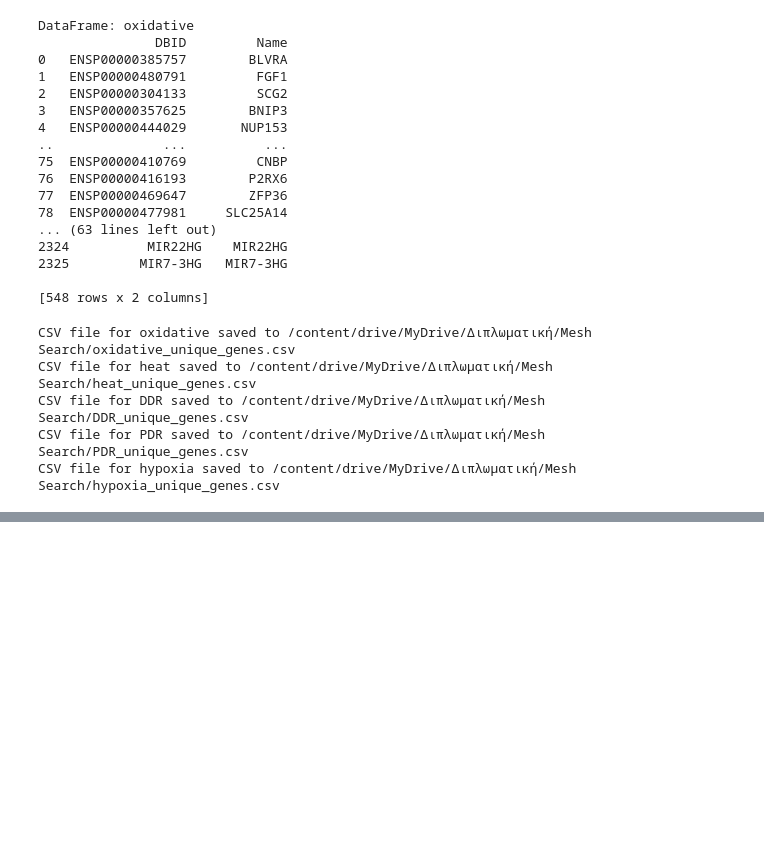
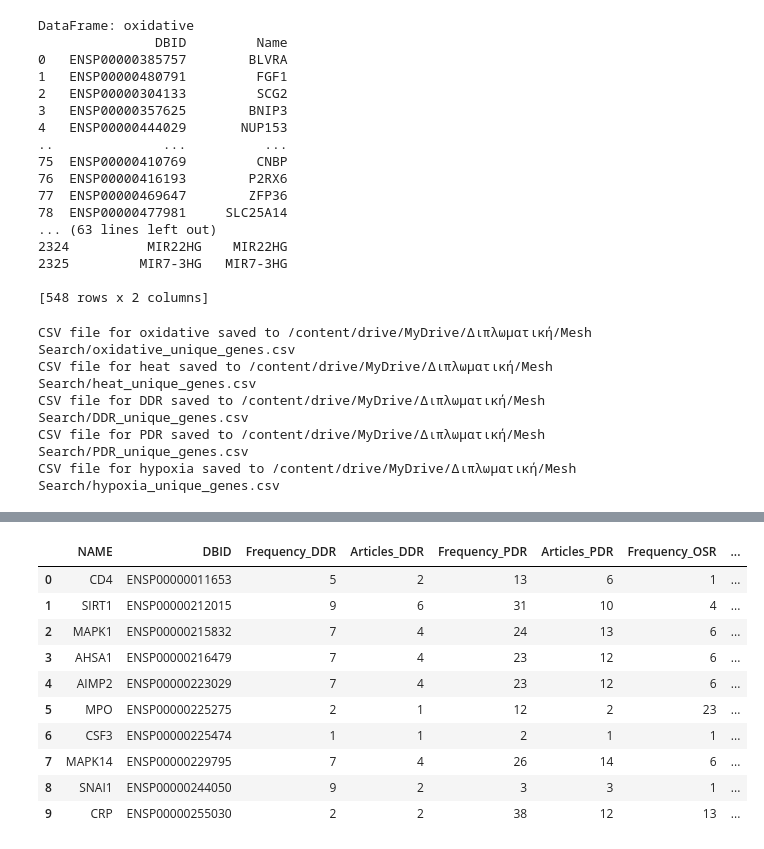
Before and after one commit to KetiLaz/Core_CSR_Genes, a Jupyter notebook: Core_CSR_Genes.ipynb, the cells around one changed output, grey strips where cells are left out. Cells and saved outputs as stored; diff of their text form; code cells hidden in the pictures; blank space fills up the shorter version.

Commit message:
Added script the frequency of the core genes in the five types of CSR

```diff
--- a/Core_CSR_Genes.ipynb
+++ b/Core_CSR_Genes.ipynb
@@ -240,0 +243,33 @@ CSV file for hypoxia saved to /content/drive/MyDrive/Διπλωματική/Mesh
+# %%
+# Read the CV file containing the core stress genes
+core_genes = pd.read_csv('/content/drive/MyDrive/Διπλωματική/Mesh Search/unique_core_genes_all_responses.csv', sep = ';')
+# %%
+#Initialize the output dataframe
+output_df = core_genes[['NAME', 'DBID']]
+# %%
+#Define a function to merge the data from each dataset of the types of CSR
+def merge_gene_data(df, name, output_df):
+    temp_df = df[['DBID', 'TOTAL_FREQUENCY', 'NUM_ARTICLES']]
+    merged_df = pd.merge(output_df, temp_df, how='left', on='DBID')
+    merged_df.rename(columns={'TOTAL_FREQUENCY': f'Frequency_{name}', 'NUM_ARTICLES': f'Articles_{name}'}, inplace=True)
+    return merged_df
+# %%
+# Step 3: Iterate through the given dataframes and merge the data
+dataframes = {'DDR': DDR, 'PDR': PDR, 'OSR': oxidative, 'HSR': heat, 'HR': hypoxia}
+for name, df in dataframes.items():
+    output_df = merge_gene_data(df, name, output_df)
+# %%
+#See the 10 first entries of the output dataframe
+output_df.head(10)
+# %% [output]
+|  | NAME | DBID | Frequency_DDR | Articles_DDR | Frequency_PDR | Articles_PDR | Frequency_OSR | ... |
+| 0 | CD4 | ENSP00000011653 | 5 | 2 | 13 | 6 | 1 | ... |
+| 1 | SIRT1 | ENSP00000212015 | 9 | 6 | 31 | 10 | 4 | ... |
+| 2 | MAPK1 | ENSP00000215832 | 7 | 4 | 24 | 13 | 6 | ... |
+| 3 | AHSA1 | ENSP00000216479 | 7 | 4 | 23 | 12 | 6 | ... |
+| 4 | AIMP2 | ENSP00000223029 | 7 | 4 | 23 | 12 | 6 | ... |
+| 5 | MPO | ENSP00000225275 | 2 | 1 | 12 | 2 | 23 | ... |
+| 6 | CSF3 | ENSP00000225474 | 1 | 1 | 2 | 1 | 1 | ... |
+| 7 | MAPK14 | ENSP00000229795 | 7 | 4 | 26 | 14 | 6 | ... |
+| 8 | SNAI1 | ENSP00000244050 | 9 | 2 | 3 | 3 | 1 | ... |
+| 9 | CRP | ENSP00000255030 | 2 | 2 | 38 | 12 | 13 | ... |
```
Also changed, not shown: parts of 3 cells of this notebook.
